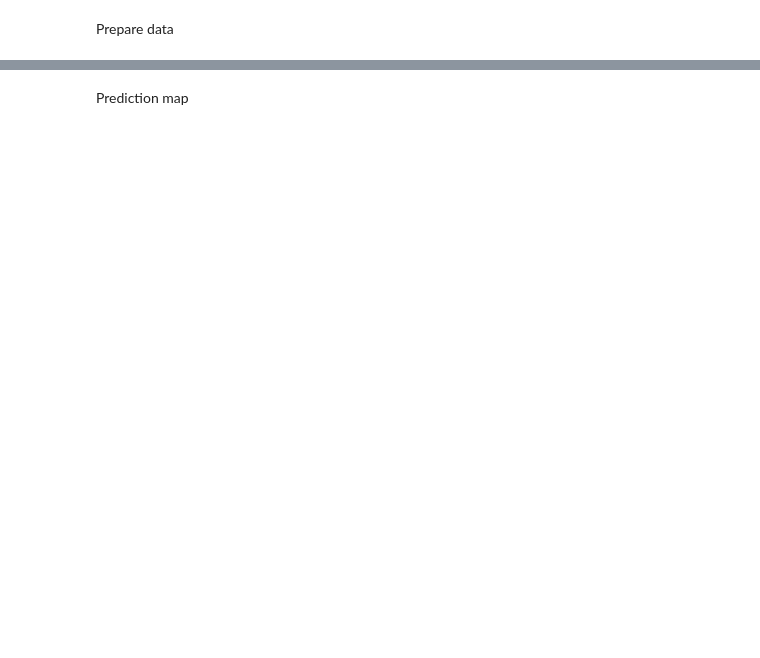
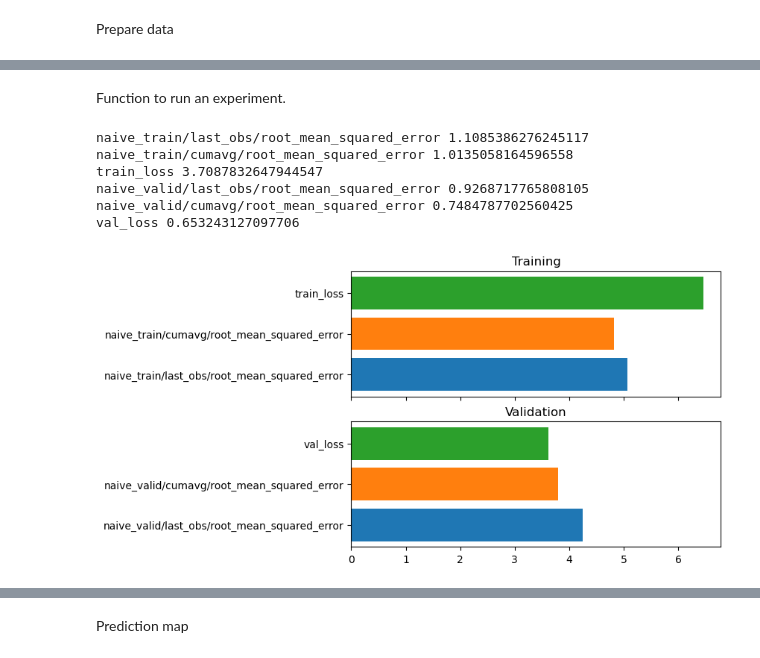
Before and after one commit to s-kganz/ForestLST, a Jupyter notebook: notebooks/preisler_convnet.ipynb, the cells around one changed output, grey strips where cells are left out. Drawn from its saved outputs; the diff is of its cells as text; code cells hidden in the pictures; blank space fills up the shorter version.

Commit message:
redo convnet nb with pytorch lightning

```diff
--- a/notebooks/preisler_convnet.ipynb
+++ b/notebooks/preisler_convnet.ipynb
@@ -560,0 +330,2 @@ plt.legend(handles, labels, ncol=3, loc = 'lower center', bbox_to_anchor = (0, -
+# %% [markdown]
+Function to run an experiment.
@@ -560,0 +407,65 @@ plt.legend(handles, labels, ncol=3, loc = 'lower center', bbox_to_anchor = (0, -
+# %%
+# Collect results
+result = util.training.parse_tensorboard("logs/06192025__convlstm_3layer_16hidden__4band__window_5_5_5__gfw_masked/lightning_logs/version_0/")
+
+train_tags = [
+    "naive_train/last_obs/root_mean_squared_error",
+    "naive_train/cumavg/root_mean_squared_error",
+    "train_loss"
+]
+
+valid_tags = [
+    "naive_valid/last_obs/root_mean_squared_error",
+    "naive_valid/cumavg/root_mean_squared_error",
+    "val_loss"
+]
+
+for tag in train_tags + valid_tags:
+    v = result[tag].value.iloc[-1]
+    if tag.endswith("loss"):
+        v = np.sqrt(v)*100
+    print(tag, v)
+# %% [output]
+naive_train/last_obs/root_mean_squared_error 1.1085386276245117
+naive_train/cumavg/root_mean_squared_error 1.0135058164596558
+train_loss 3.7087832647944547
+naive_valid/last_obs/root_mean_squared_error 0.9268717765808105
+naive_valid/cumavg/root_mean_squared_error 0.7484787702560425
+val_loss 0.653243127097706
+# %%
+def plot_results(tboard_path):
+    result = util.training.parse_tensorboard(tboard_path)
+
+    train_tags = [
+        "naive_train/last_obs/root_mean_squared_error",
+        "naive_train/cumavg/root_mean_squared_error",
+        "train_loss"
+    ]
+
+    valid_tags = [
+        "naive_valid/last_obs/root_mean_squared_error",
+        "naive_valid/cumavg/root_mean_squared_error",
+        "val_loss"
+    ]
+
+    fig, (ax1, ax2) = plt.subplots(nrows=2, ncols=1, sharex=True)
+
+    for taglist, ax in zip([train_tags, valid_tags], [ax1, ax2]):
+        for idx, tag in enumerate(taglist):
+            v = result[tag].value.iloc[-1]
+            if tag.endswith("loss"):
+                v = np.sqrt(v)*100
+
+            ax.barh(idx, v)
+
+        ax.set_yticks([0, 1, 2], taglist)
+
+    ax1.set_title("Training")
+    ax2.set_title("Validation")
+
+    return fig, (ax1, ax2)
+
+plot_results("logs/06192025__convlstm_3layer_16hidden__4band__window_5_5_5__gfw_loss/lightning_logs/version_0/")
+plt.show()
+# %% [output]
+[figure, added]
```
Also changed, not shown: parts of 44 cells of this notebook.
